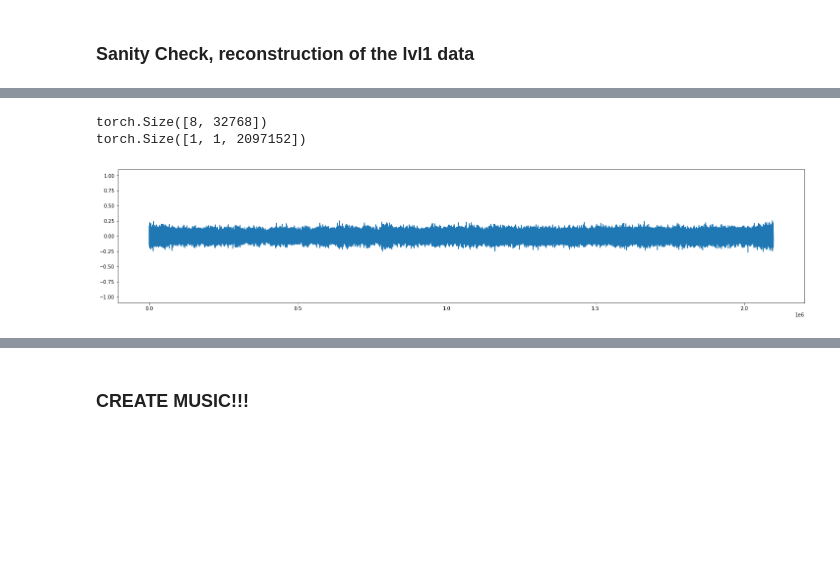
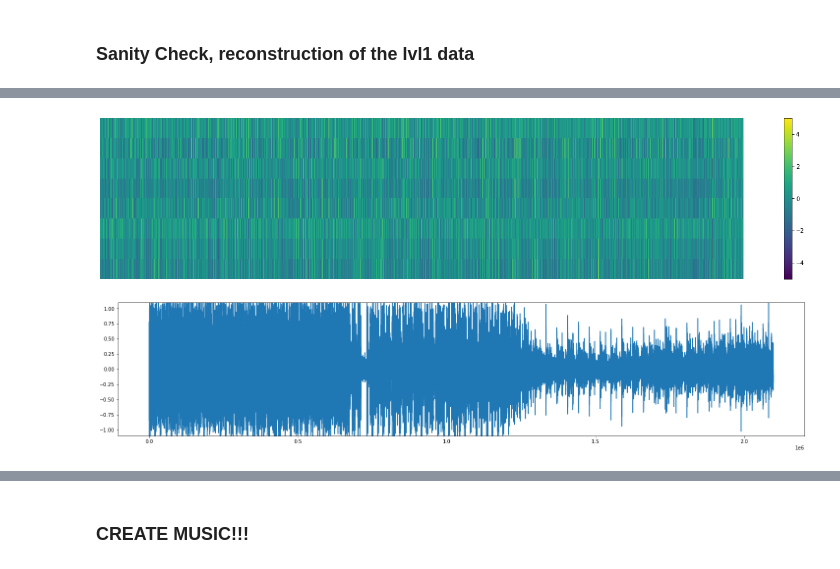
Before and after one commit to VovaTch/Infected_hdiff, a Jupyter notebook: test_lvl3_vqvae.ipynb, the cells around one changed output, grey strips where cells are left out. Drawn from its saved outputs; the diff is of its cells as text; code cells hidden in the pictures; blank space fills up the shorter version.

Commit message:
The lvl3 onwards reconstructions didn't work, separated the VQVAE forward into encoder and decoder, also fixed for level 3 the database generation process

```diff
--- a/test_lvl3_vqvae.ipynb
+++ b/test_lvl3_vqvae.ipynb
@@ -109,8 +106,21 @@ for sample in dataloader:
     lvl3_sample = sample['music slice'].squeeze(0)
     print(f"Current track is {sample['track name'][0]}")
     break
+
+dataset_lvl2 = Lvl2InputDataset(preload=True)
+dataloader = DataLoader(dataset_lvl2, batch_size=1, shuffle=True)
+for sample in dataloader:
+    lvl2_sample = sample['music slice'].squeeze(0)
+    break
+
+dataset_lvl1 = MP3SliceDataset(preload=True)
+dataloader = DataLoader(dataset_lvl1, batch_size=1, shuffle=True)
+for sample in dataloader:
+    lvl1_sample = sample['music slice'].squeeze(0)
+    break
+
 plt.figure(figsize=(25, 5))
-plt.matshow(lvl3_sample.cpu().detach().numpy(), fignum=1, aspect='auto', vmin=-1.0, vmax=1.0)
+plt.matshow(lvl3_sample.cpu().detach().numpy(), fignum=1, aspect='auto', vmin=-5.0, vmax=5.0)
 plt.colorbar()
 plt.axis('off')
 plt.show()
@@ -153,30 +227,48 @@ plt.show()
 # %%
-batch_size = 8
+from torch.utils.data import TensorDataset, DataLoader
+
+batch_divide = 8
+batch_size = 4
 
 with torch.no_grad():
     # z_q_out = vq_input
-    z_q_out_lvl2 = model_lvl2.vq_module(lvl3_sample.unsqueeze(0).to(device))['v_q']
-    output_lvl2 = model_lvl2.decoder(z_q_out_lvl2)
+    lvl3_sample_divided = lvl3_sample.unsqueeze(0).permute((0, 2, 1)).reshape((batch_divide, -1, cfg_2['latent_depth'])).permute((0, 2, 1))
+
+    plt.figure(figsize=(25, 5))
+    plt.matshow(lvl3_sample[:, :].squeeze(0).cpu().detach().numpy(), fignum=1, aspect='auto', vmin=-5, vmax=5.0)
+    plt.colorbar()
+    plt.axis('off')
+    plt.show()
+
+    lvl3_dataset = TensorDataset(lvl3_sample_divided)
+    lvl3_dataloader = DataLoader(lvl3_dataset, batch_size=batch_size)
+
     output_lvl1 = torch.zeros([1, cfg_1['input_channels'], 0]).to(device=device)
 
-    for batch in output_lvl2:
-        print(batch.size())
-        batch = batch.unsqueeze(0)
-        z_q_out = model_lvl1.vq_module(batch.to(device))['v_q']
-        output_part = model_lvl1.decoder(z_q_out)
-        output_lvl1 = torch.cat((output_lvl1, output_part), dim=2)
+    for lvl3_ind_sample in lvl3_dataloader:
+
+        output_lvl2, _ = model_lvl2.decode(lvl3_ind_sample[0].to(device))
+        output_lvl2 = output_lvl2.permute((0, 2, 1)).reshape((batch_divide * batch_size, -1, cfg_1['latent_depth'])).permute((0, 2, 1))
+
+        lvl2_dataset = TensorDataset(output_lvl2)
+        lvl2_dataloader = DataLoader(lvl2_dataset, batch_size=batch_size)
+
+        for lvl2_ind_sample in lvl2_dataloader:
+
+            output_lvl1_ind, _ = model_lvl1.decode(lvl2_ind_sample[0].to(device))
+            output_lvl1_ind = output_lvl1_ind.permute((0, 2, 1)).reshape((1, -1, 1)).permute((0, 2, 1))
+            output_lvl1 = torch.cat((output_lvl1, output_lvl1_ind), dim=2)
 
 music_sample_rec = output_lvl1.view((1, -1))
 plt.figure(figsize=(25, 5))
 plt.plot(music_sample_rec[0, ...].cpu().detach().numpy())
 plt.ylim((-1.1, 1.1))
 plt.show()
 torchaudio.save('sample_out.mp3', music_sample_rec.cpu().detach(), 44100, format='mp3')
 IPython.display.Audio(filename="sample_out.mp3")
 # %% [output]
-torch.Size([8, 32768])
-torch.Size([1, 1, 2097152])
-[figure, old version]
+[figure, new version]
+[figure, added]
 [interactive output not drawn]
 # %% [markdown]
 ### CREATE MUSIC!!!
```
Also changed, not shown: parts of 8 cells of this notebook, 3 other files.
